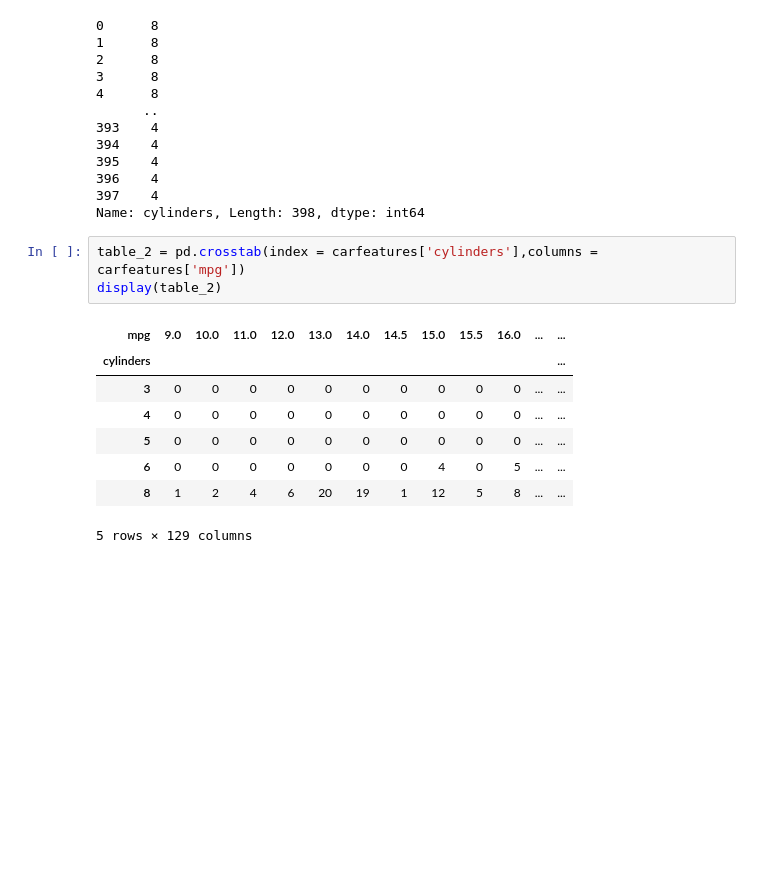
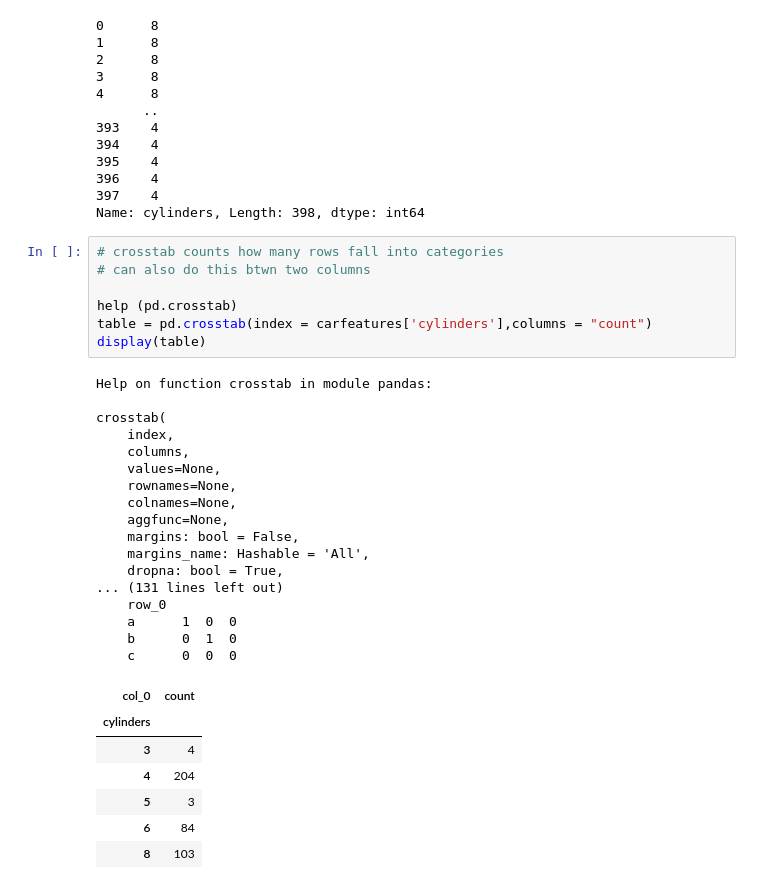
Before and after one commit to ksduong/datasci185fall2026, a Jupyter notebook: class notes/lec01.ipynb, the cells around one changed output. Saved outputs shown, nothing was run; the diff lists cells and outputs as text; blank space fills up the shorter version.

```diff
--- a/class notes/lec01.ipynb
+++ b/class notes/lec01.ipynb
@@ -51,14 +51,34 @@ carfeatures['cylinders']
 397    4
 Name: cylinders, Length: 398, dtype: int64
 # %%
-table_2 = pd.crosstab(index = carfeatures['cylinders'],columns = carfeatures['mpg'])
-display(table_2)
+# crosstab counts how many rows fall into categories
+# can also do this btwn two columns
+
+help (pd.crosstab)
+table = pd.crosstab(index = carfeatures['cylinders'],columns = "count")
+display(table)
 # %% [output]
+Help on function crosstab in module pandas:
+
+crosstab(
+    index,
+    columns,
+    values=None,
+    rownames=None,
+    colnames=None,
+    aggfunc=None,
+    margins: bool = False,
+    margins_name: Hashable = 'All',
+    dropna: bool = True,
+... (131 lines left out)
+    row_0
+    a      1  0  0
+    b      0  1  0
+    c      0  0  0
-| mpg | 9.0 | 10.0 | 11.0 | 12.0 | 13.0 | 14.0 | 14.5 | 15.0 | 15.5 | 16.0 | ... | ... |
-| cylinders |  |  |  |  |  |  |  |  |  |  |  | ... |
-| 3 | 0 | 0 | 0 | 0 | 0 | 0 | 0 | 0 | 0 | 0 | ... | ... |
-| 4 | 0 | 0 | 0 | 0 | 0 | 0 | 0 | 0 | 0 | 0 | ... | ... |
-| 5 | 0 | 0 | 0 | 0 | 0 | 0 | 0 | 0 | 0 | 0 | ... | ... |
-| 6 | 0 | 0 | 0 | 0 | 0 | 0 | 0 | 4 | 0 | 5 | ... | ... |
-| 8 | 1 | 2 | 4 | 6 | 20 | 19 | 1 | 12 | 5 | 8 | ... | ... |
+| col_0 | count |
+| cylinders |  |
+| 3 | 4 |
+| 4 | 204 |
+| 5 | 3 |
+| 6 | 84 |
+| 8 | 103 |
-5 rows × 129 columns
```
Also changed, not shown: parts of 4 cells of this notebook, 4 other files.
